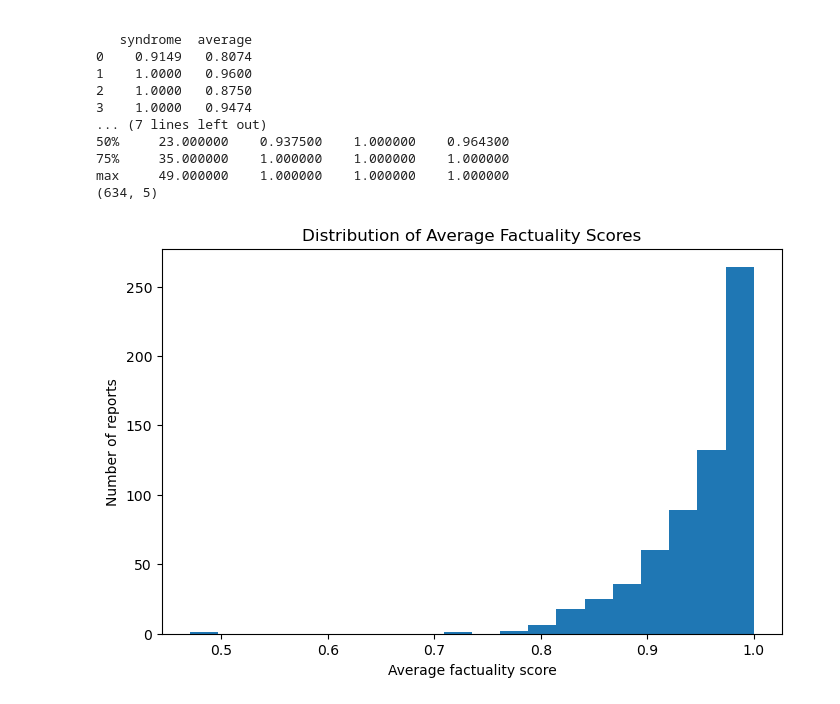
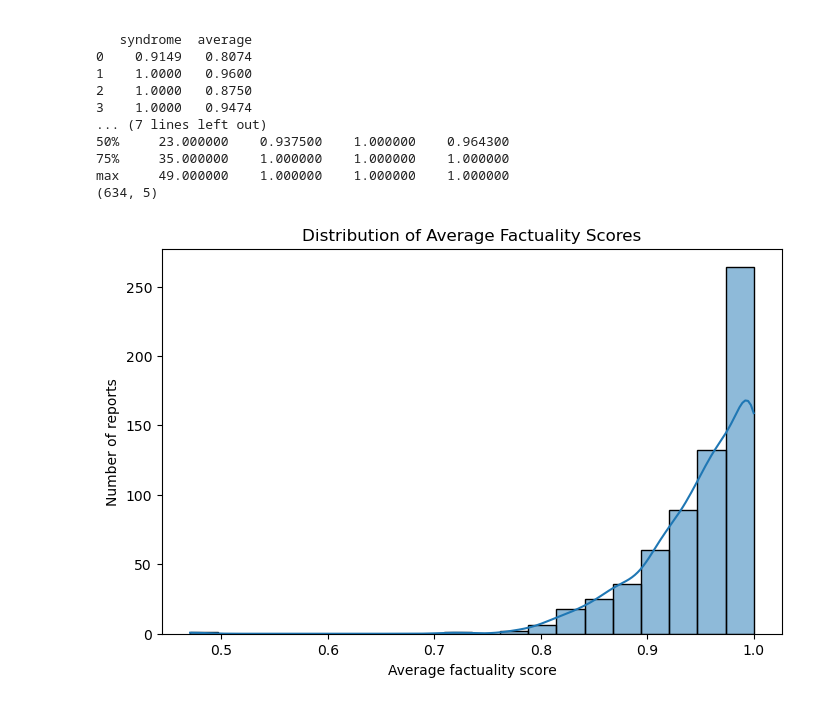
Before and after one commit to Singh-Aman08/msc-dissertation-clinical-knowledge-distillation, a Jupyter notebook: Report_Evaluation/factuality_distribution.ipynb, the cells around one changed output. Drawn from its saved outputs; the diff is of its cells as text; code cells hidden in the pictures.

```diff
--- a/Report_Evaluation/factuality_distribution.ipynb
+++ b/Report_Evaluation/factuality_distribution.ipynb
@@ -53,12 +54,16 @@ max     49.000000    1.000000    1.000000    1.000000
 # %%
 plt.figure(figsize=(8,5))
 
-plt.hist(df["average"], bins=20)
+sns.histplot(
+    df["average"].dropna(),
+    bins=20,
+    kde=True
+)
 
 plt.xlabel("Average factuality score")
 plt.ylabel("Number of reports")
 plt.title("Distribution of Average Factuality Scores")
 
 plt.show()
 # %% [output]
-[figure, old version]
+[figure, new version]
```
Also changed, not shown: parts of 35 cells of this notebook, 47 other files.
